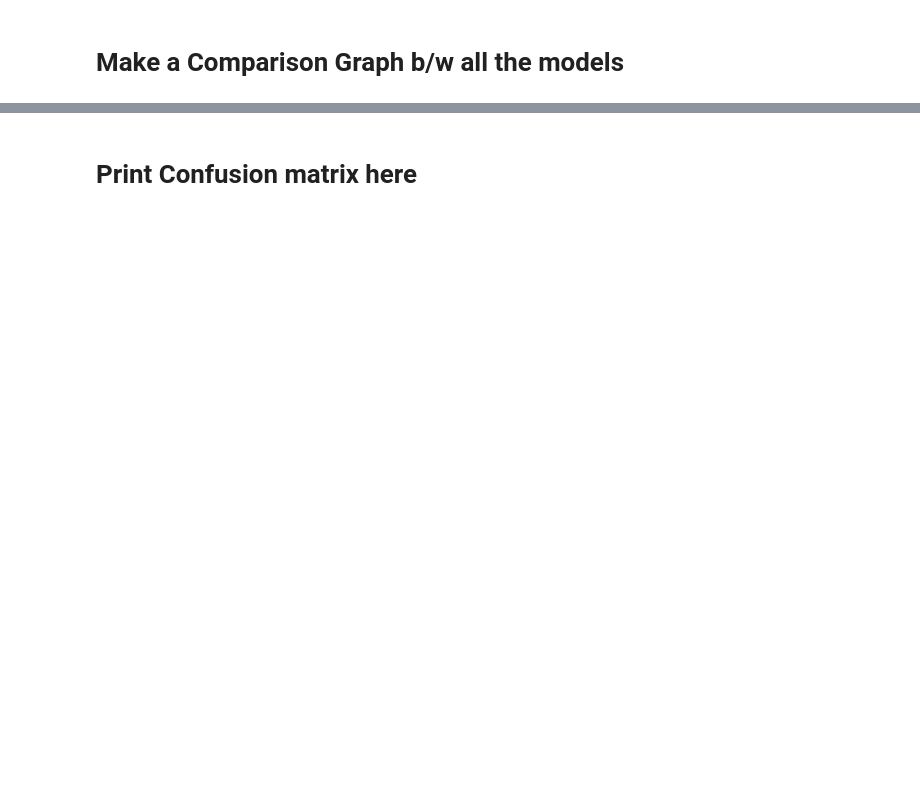
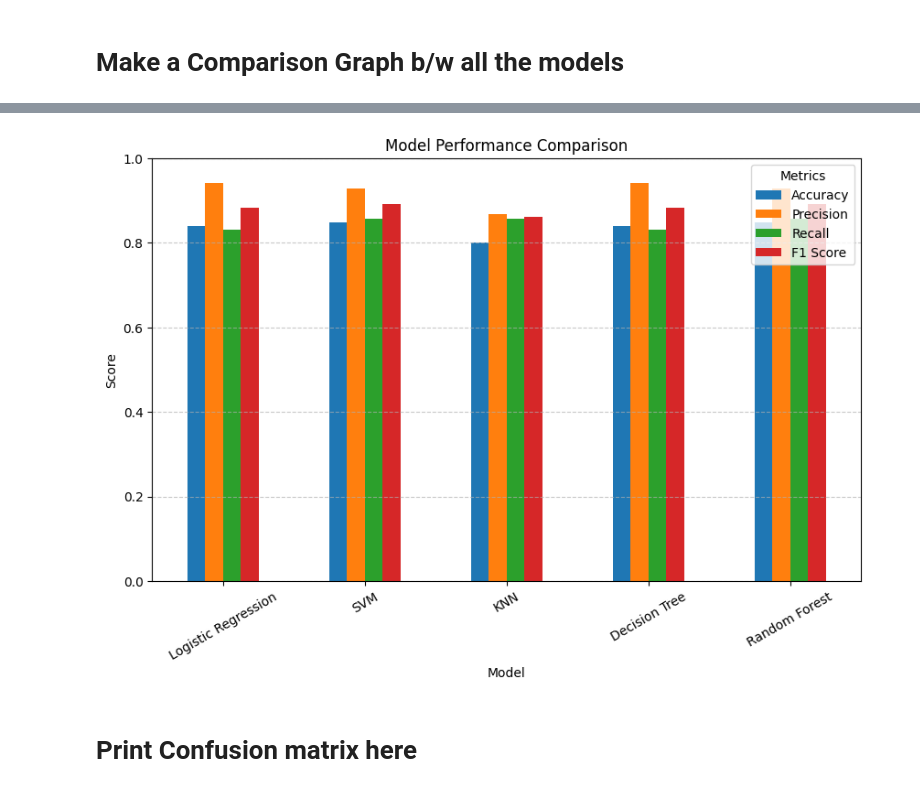
Before and after one commit to alizehadeel/AI-ML-Notebook, a Jupyter notebook: PracticeFile.ipynb, the cells around one changed output, grey strips where cells are left out. Drawn from its saved outputs; the diff is of its cells as text; code cells hidden in the pictures; blank space fills up the shorter version.

Commit message:
Completed applying 5 models on the data: Logistic Regression, SVM, KNN, Decision Tree, and Random Forest

```diff
--- a/PracticeFile.ipynb
+++ b/PracticeFile.ipynb
@@ -335,0 +368,13 @@ Comparison table:
+# %%
+results = []  # store metrics here
+
+for model_name, y_pred in predicted_y.items():
+    results.append({
+        'Model': model_name,
+        'Accuracy': accuracy_score(y_test, y_pred),
+        'Precision': precision_score(y_test, y_pred),
+        'Recall': recall_score(y_test, y_pred),
+        'F1 Score': f1_score(y_test, y_pred),
+    })
+results_df=pd.DataFrame(results)
+results_df
@@ -341,2 +390,20 @@ Comparison table:
+# %%
+import matplotlib.pyplot as plt
+
+# Select the numeric columns you want to compare
+metrics = ['Accuracy', 'Precision', 'Recall', 'F1 Score']
+
+# Plot a grouped bar chart
+results_df.set_index('Model')[metrics].plot(kind='bar', figsize=(10, 6))
+
+plt.title("Model Performance Comparison")
+plt.ylabel("Score")
+plt.ylim(0, 1)  # since scores are between 0 and 1
+plt.legend(title="Metrics")
+plt.xticks(rotation=30)
+plt.grid(axis='y', linestyle='--', alpha=0.7)
+plt.show()
+# %% [output]
+[figure, added]
 # %% [markdown]
 # Print Confusion matrix here
```
Also changed, not shown: parts of 10 cells of this notebook.
